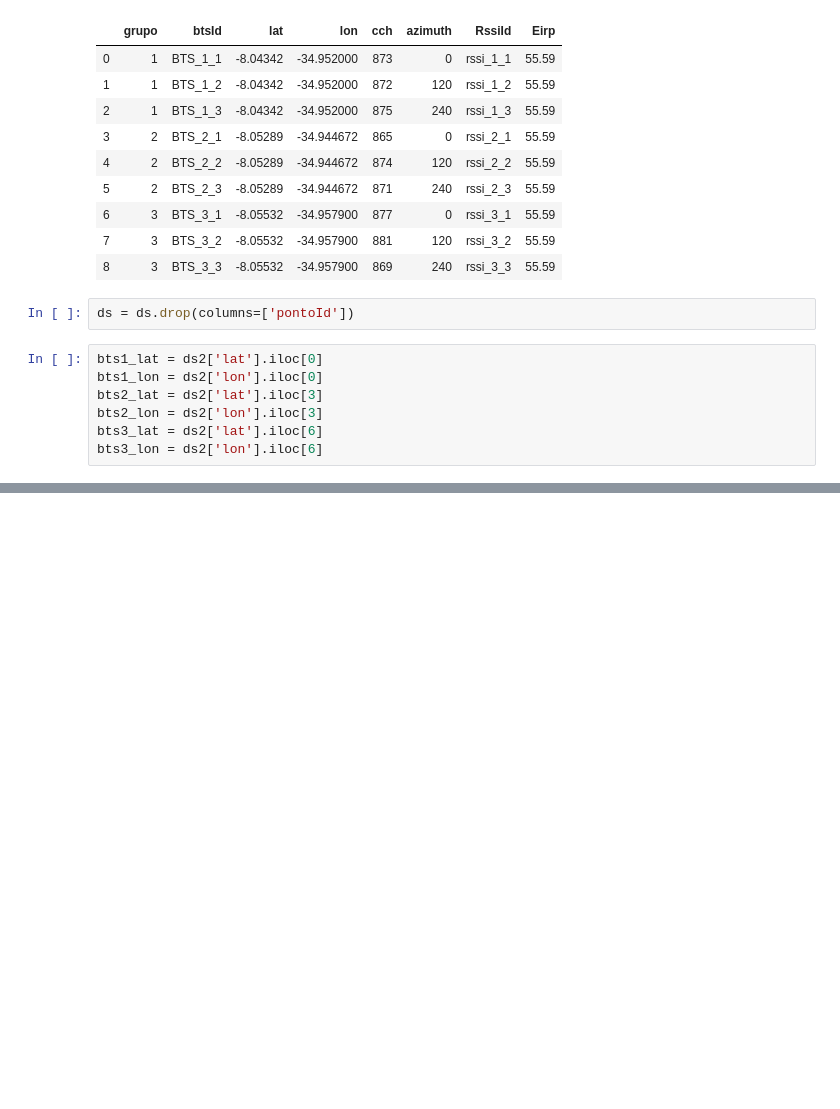
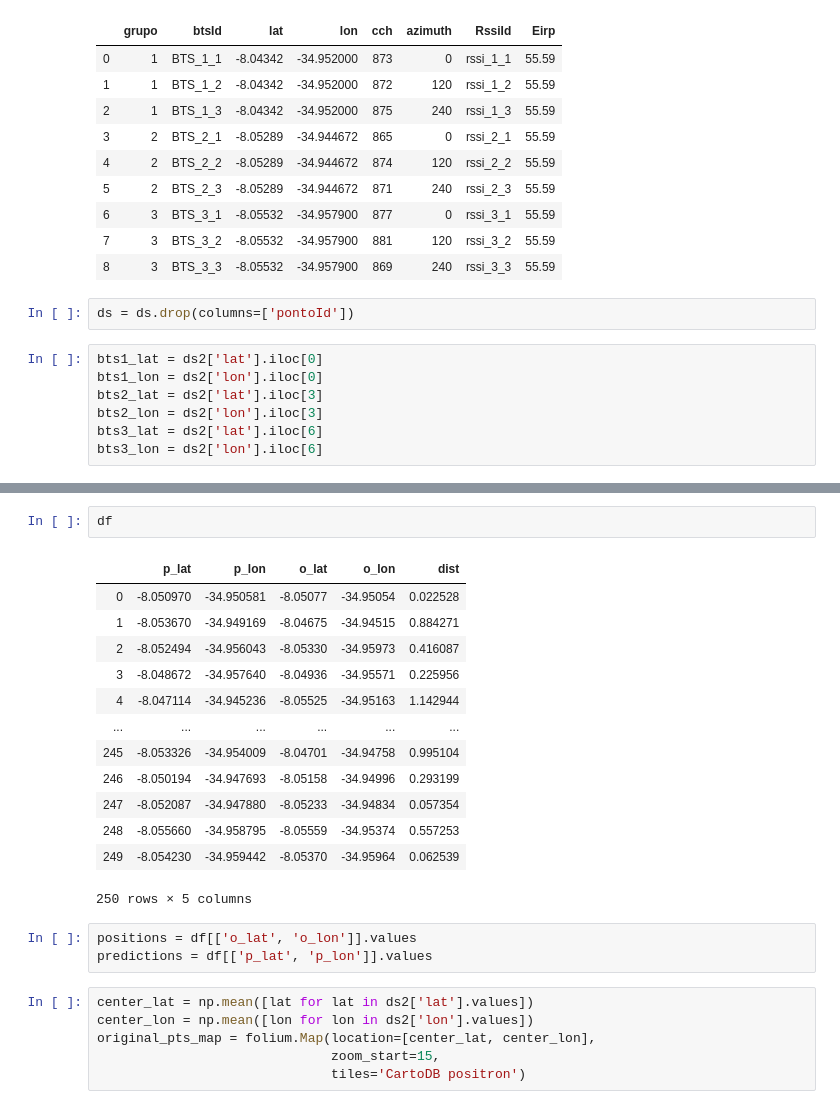
Before and after one commit to gabrielvmelo/cmoveis, a Jupyter notebook: triangulação.ipynb, the cells around one changed output, grey strips where cells are left out. Cells and saved outputs as stored; diff of their text form; blank space fills up the shorter version.

```diff
--- a/triangulação.ipynb
+++ b/triangulação.ipynb
@@ -68,0 +281,25 @@ math.pi
+# %%
+df
+# %% [output]
+|  | p_lat | p_lon | o_lat | o_lon | dist |
+| 0 | -8.050970 | -34.950581 | -8.05077 | -34.95054 | 0.022528 |
+| 1 | -8.053670 | -34.949169 | -8.04675 | -34.94515 | 0.884271 |
+| 2 | -8.052494 | -34.956043 | -8.05330 | -34.95973 | 0.416087 |
+| 3 | -8.048672 | -34.957640 | -8.04936 | -34.95571 | 0.225956 |
+| 4 | -8.047114 | -34.945236 | -8.05525 | -34.95163 | 1.142944 |
+| ... | ... | ... | ... | ... | ... |
+| 245 | -8.053326 | -34.954009 | -8.04701 | -34.94758 | 0.995104 |
+| 246 | -8.050194 | -34.947693 | -8.05158 | -34.94996 | 0.293199 |
+| 247 | -8.052087 | -34.947880 | -8.05233 | -34.94834 | 0.057354 |
+| 248 | -8.055660 | -34.958795 | -8.05559 | -34.95374 | 0.557253 |
+| 249 | -8.054230 | -34.959442 | -8.05370 | -34.95964 | 0.062539 |
+250 rows × 5 columns
+# %%
+positions = df[['o_lat', 'o_lon']].values
+predictions = df[['p_lat', 'p_lon']].values
+# %%
+center_lat = np.mean([lat for lat in ds2['lat'].values])
+center_lon = np.mean([lon for lon in ds2['lon'].values])
+original_pts_map = folium.Map(location=[center_lat, center_lon],
+                              zoom_start=15,
+                              tiles='CartoDB positron')
```
Also changed, not shown: parts of 23 cells of this notebook, 6 other files.
